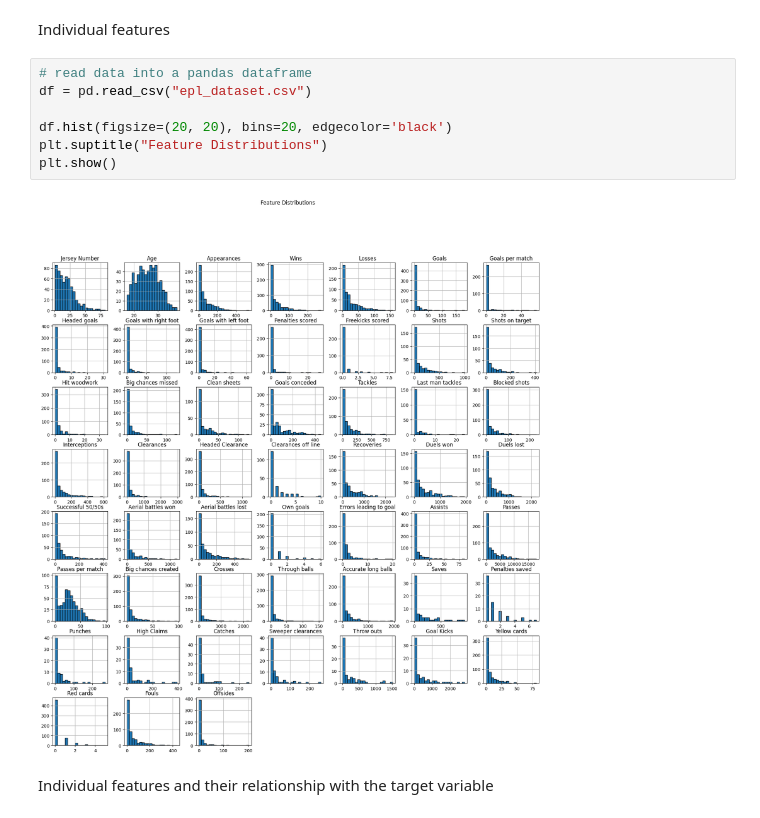
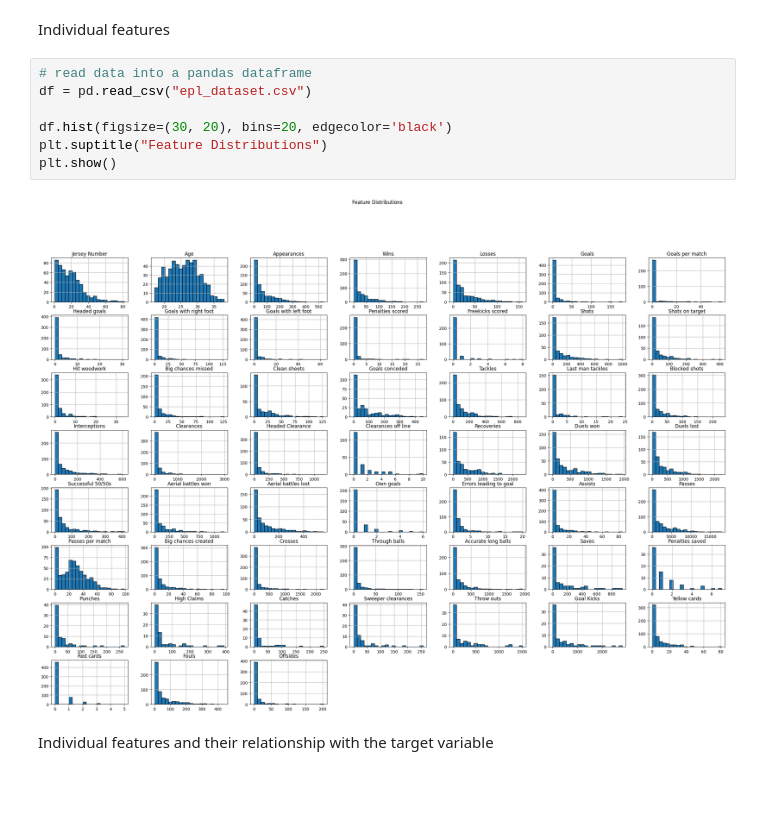
Before and after one commit to eileenxu9/EPLmodels, a Jupyter notebook: FinalProject.ipynb, the cells around one changed output. Saved outputs shown, nothing was run; the diff lists cells and outputs as text; blank space fills up the shorter version.

```diff
--- a/FinalProject.ipynb
+++ b/FinalProject.ipynb
@@ -31,12 +31,12 @@ Individual features
 # %%
 # read data into a pandas dataframe
 df = pd.read_csv("epl_dataset.csv")
 
-df.hist(figsize=(20, 20), bins=20, edgecolor='black')
+df.hist(figsize=(30, 20), bins=20, edgecolor='black')
 plt.suptitle("Feature Distributions")
 plt.show()
 # %% [output]
-[figure, old version]
+[figure, new version]
 # %% [markdown]
 Individual features and their relationship with the target variable
 # %%
```
Also changed, not shown: parts of 12 cells of this notebook.
